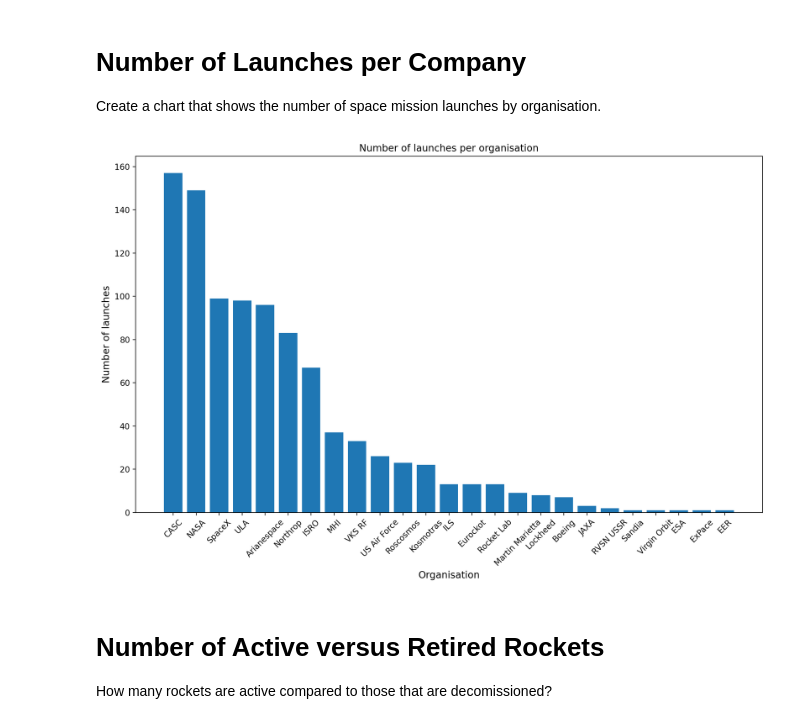
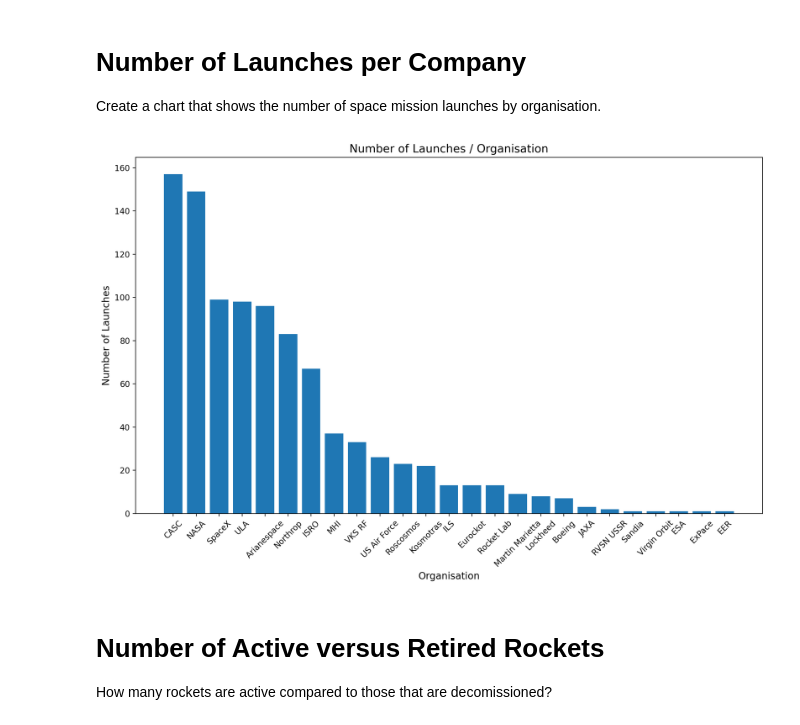
Before and after one commit to petarilievCS/space-race-analysis, a Jupyter notebook: Space_Missions-Analysis.ipynb, the cells around one changed output. Saved outputs shown, nothing was run; the diff lists cells and outputs as text; code cells hidden in the pictures.

```diff
--- a/Space_Missions-Analysis.ipynb
+++ b/Space_Missions-Analysis.ipynb
@@ -113,3 +115,0 @@ df_data.isna().values.any() # False
-# %%
-duplicates = df_data.duplicated(subset=["Location", "Date", "Detail", "Price", "Organisation"])
-df_data.drop_duplicates(subset=["Location", "Date", "Detail", "Price", "Organisation"], inplace=True)
@@ -116,9 +119,9 @@ df_data.drop_duplicates(subset=["Location", "Date", "Detail", "Price", "Organisa
+# %%
+# Remove duplicates
+df_data.drop_duplicates(subset=duplicate_subset, inplace=True)
 # %%
-(df_data["Unnamed: 0"] == df_data["Unnamed: 0.1"]).values.sum()
-df_data.drop(columns=["Unnamed: 0.1"], inplace=True) # The columns are identical
+# Remove junk columns
+df_data.drop(columns=['Unnamed: 0', 'Unnamed: 0.1'], inplace=True)
-# %%
-(df_data["Unnamed: 0"] == df_data.index).values.sum()
-df_data.drop(columns=["Unnamed: 0"], inplace=True) # The columns are identical
 # %% [markdown]
 ## Descriptive Statistics
 # %%
@@ -136,16 +139,16 @@ Create a chart that shows the number of space mission launches by organisation.
 # %%
 org_counts = df_data["Organisation"].value_counts()
 
 plt.figure(figsize=(14, 8), dpi=200)
-plt.title("Number of launches per organisation")
+plt.title("Number of Launches / Organisation", fontsize=14)
 plt.xlabel("Organisation", fontsize=12)
-plt.ylabel("Number of launches", fontsize=12)
+plt.ylabel("Number of Launches", fontsize=12)
 plt.xticks(rotation=45)
 
 plt.bar(x=org_counts.index, height=org_counts.values)
 plt.show()
 # %% [output]
-[figure, old version]
+[figure, new version]
 # %% [markdown]
 # Number of Active versus Retired Rockets
 
```
Also changed, not shown: parts of 47 cells of this notebook.
